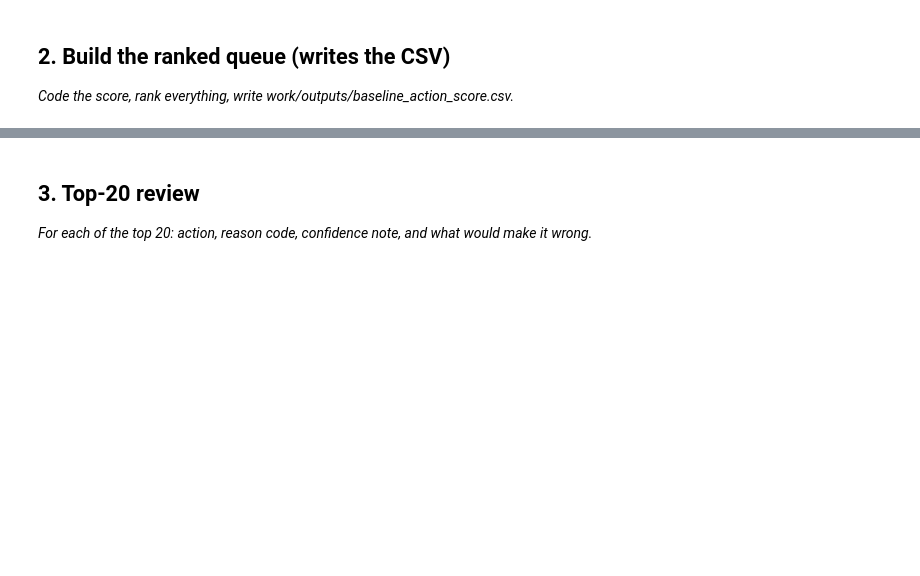
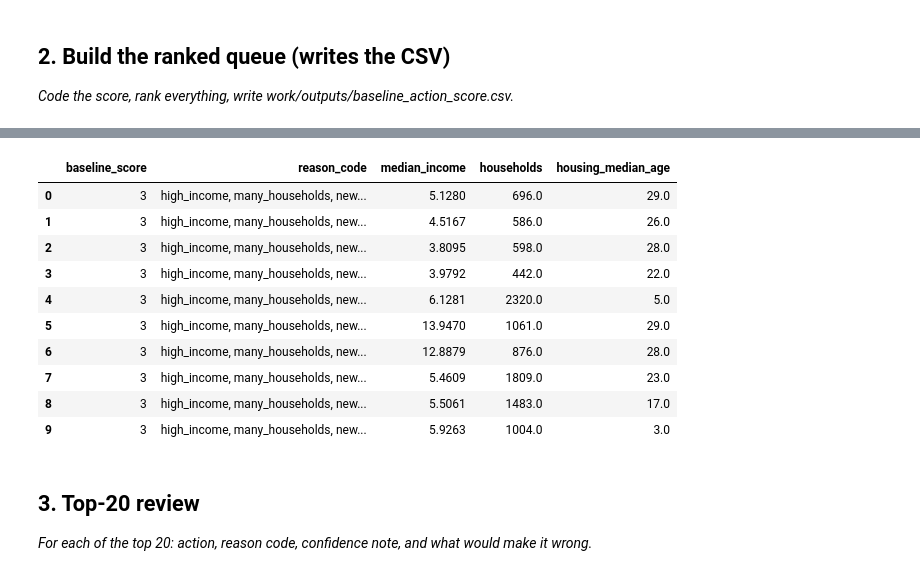
Before and after one commit to rish7186/flyrank-ml-internship-starter, a Jupyter notebook: work/notebooks/w04_baseline_score.ipynb, the cells around one changed output, grey strips where cells are left out. Drawn from its saved outputs; the diff is of its cells as text; code cells hidden in the pictures; blank space fills up the shorter version.

```diff
--- a/work/notebooks/w04_baseline_score.ipynb
+++ b/work/notebooks/w04_baseline_score.ipynb
@@ -22,0 +67,82 @@ This skeleton is yours to fill. Work the sections **in order** — each one has
+# %%
+# This cell is for CODE (numbers, a query, a check).
+# Write your text answer in the cell ABOVE this one — typing sentences here breaks Run All.
+import os
+import pandas as pd
+
+# Load dataset
+df = pd.read_csv('/content/sample_data/california_housing_train.csv')
+
+# -------------------------------
+# Transparent baseline rule
+# -------------------------------
+
+income_threshold = df["median_income"].median()
+household_threshold = df["households"].median()
+age_threshold = df["housing_median_age"].median()
+
+# Binary conditions
+df["high_income"] = (df["median_income"] >= income_threshold).astype(int)
+df["many_households"] = (df["households"] >= household_threshold).astype(int)
+df["newer_housing"] = (df["housing_median_age"] <= age_threshold).astype(int)
+
+# Simple baseline score
+df["baseline_score"] = (
+    df["high_income"] +
+    df["many_households"] +
+    df["newer_housing"]
+)
+
+# -------------------------------
+# Reason codes
+# -------------------------------
+
+def reason_codes(row):
+    reasons = []
+
+    if row["high_income"]:
+        reasons.append("high_income")
+
+    if row["many_households"]:
+        reasons.append("many_households")
+
+    if row["newer_housing"]:
+        reasons.append("newer_housing")
+
+    if len(reasons) >= 2:
+        reasons.append("strong_candidate")
+
+    return ", ".join(reasons)
+
+df["reason_code"] = df.apply(reason_codes, axis=1)
+
+# -------------------------------
+# Rank the dataset
+# -------------------------------
+
+df = df.sort_values(
+    by="baseline_score",
+    ascending=False
+).reset_index(drop=True)
+
+# -------------------------------
+# Save CSV
+# -------------------------------
+
+os.makedirs("work/outputs", exist_ok=True)
+
+output_file = "work/outputs/baseline_action_score.csv"
+
+df.to_csv(output_file, index=False)
+
+print("Saved:", output_file)
+
+# Preview top-ranked rows
+display(df[[
+    "baseline_score",
+    "reason_code",
+    "median_income",
+    "households",
+    "housing_median_age"
+]].head(10))
+# %% [output]
@@ -23,3 +150,14 @@ This skeleton is yours to fill. Work the sections **in order** — each one has
+|  | baseline_score | reason_code | median_income | households | housing_median_age |
+| 0 | 3 | high_income, many_households, new... | 5.1280 | 696.0 | 29.0 |
+| 1 | 3 | high_income, many_households, new... | 4.5167 | 586.0 | 26.0 |
+| 2 | 3 | high_income, many_households, new... | 3.8095 | 598.0 | 28.0 |
+| 3 | 3 | high_income, many_households, new... | 3.9792 | 442.0 | 22.0 |
+| 4 | 3 | high_income, many_households, new... | 6.1281 | 2320.0 | 5.0 |
+| 5 | 3 | high_income, many_households, new... | 13.9470 | 1061.0 | 29.0 |
+| 6 | 3 | high_income, many_households, new... | 12.8879 | 876.0 | 28.0 |
+| 7 | 3 | high_income, many_households, new... | 5.4609 | 1809.0 | 23.0 |
+| 8 | 3 | high_income, many_households, new... | 5.5061 | 1483.0 | 17.0 |
+| 9 | 3 | high_income, many_households, new... | 5.9263 | 1004.0 | 3.0 |
 # %% [markdown]
 ## 3. Top-20 review
 
```
Also changed, not shown: parts of 12 cells of this notebook.
